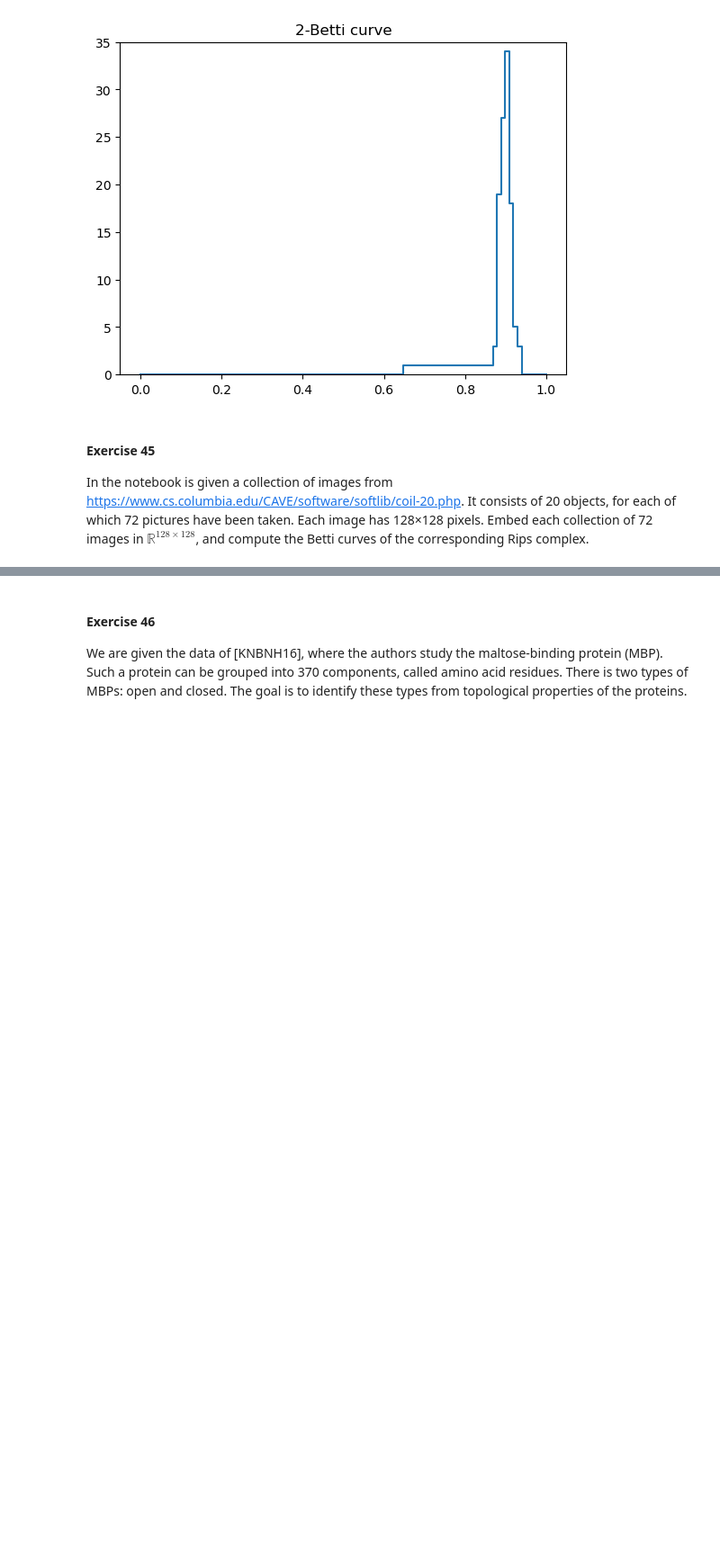
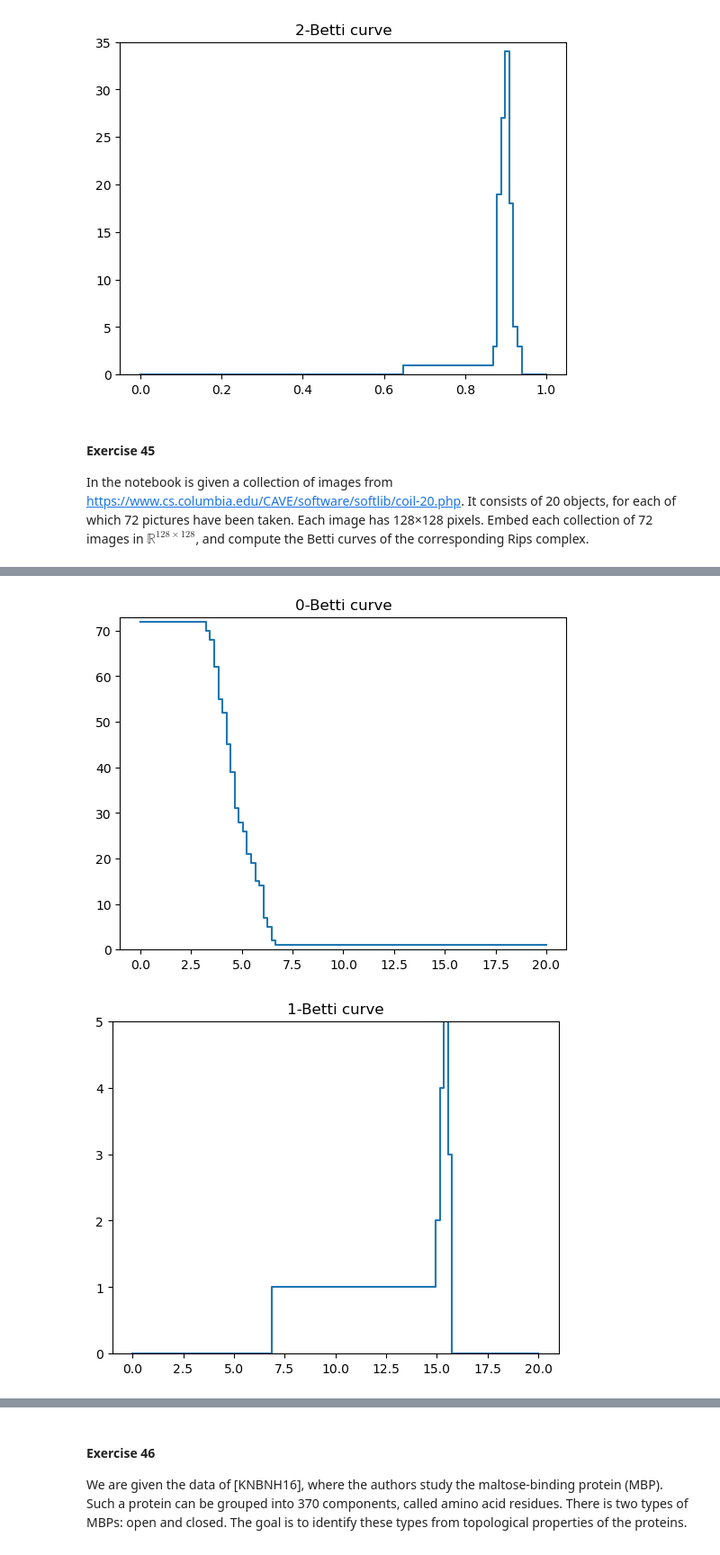
Before and after one commit to mascneto/Topological-Data-Analysis, a Jupyter notebook: TDA 2.ipynb, the cells around one changed output, grey strips where cells are left out. Shown at 90% size. Drawn from its saved outputs; the diff is of its cells as text; code cells hidden in the pictures; blank space fills up the shorter version.

```diff
--- a/TDA 2.ipynb
+++ b/TDA 2.ipynb
@@ -443,0 +527,19 @@ In the notebook is given a collection of images from https://www.cs.columbia.edu
+# %%
+I = np.linspace(0,20,100)
+Betti_curves = GetBettiCurvesFromPointCloud(matrix, I, dim = 2)
+
+plt.figure()
+plt.step(I, Betti_curves[0])
+plt.ylim(0, max(Betti_curves[0])+1)
+plt.title('0-Betti curve')
+plt.show()
+
+plt.figure()
+plt.step(I, Betti_curves[1])
+plt.ylim(0, max(Betti_curves[1])+1)
+plt.ylim(0, 5)
+plt.title('1-Betti curve')
+plt.show()
+# %% [output]
+[figure, added]
+[figure, added]
```
Also changed, not shown: parts of 25 cells of this notebook.
